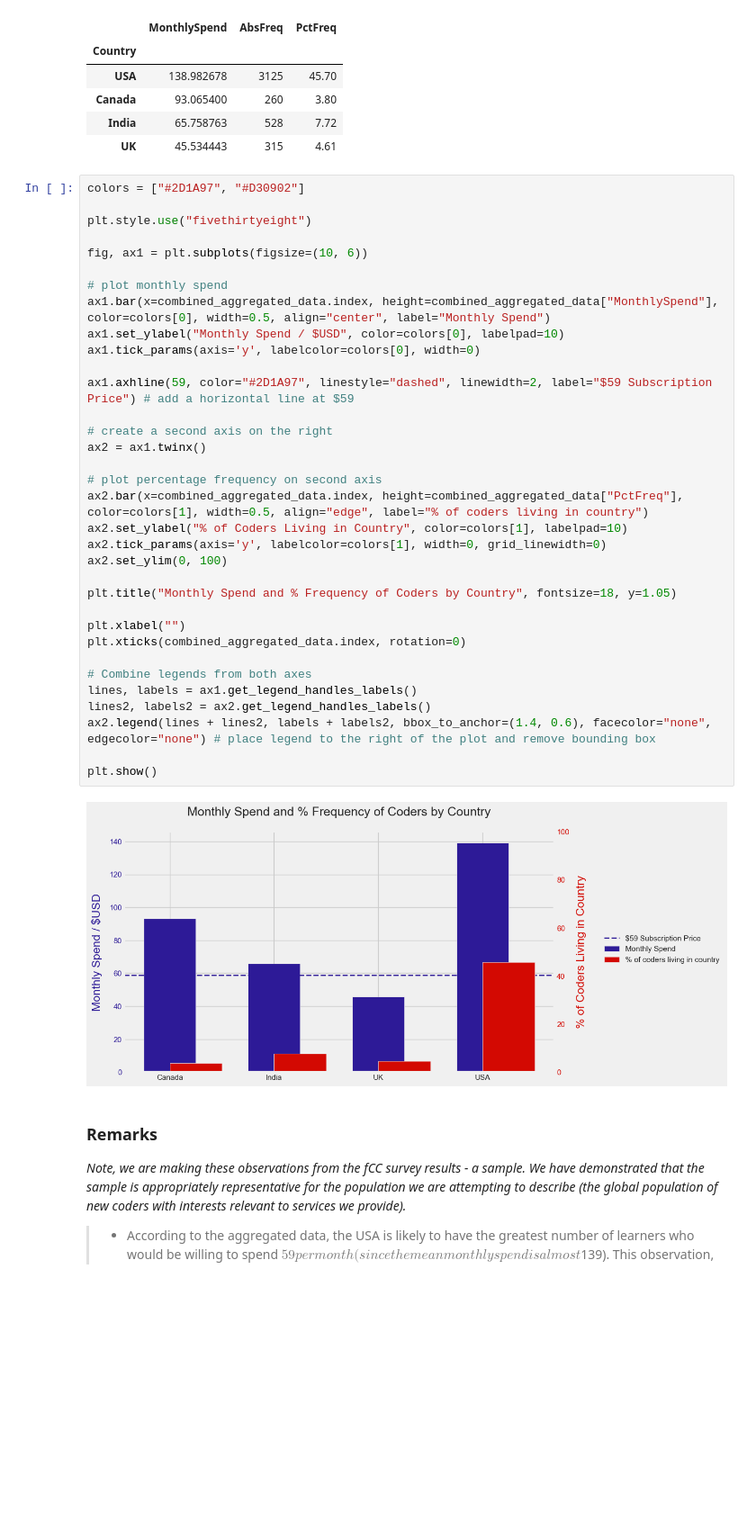
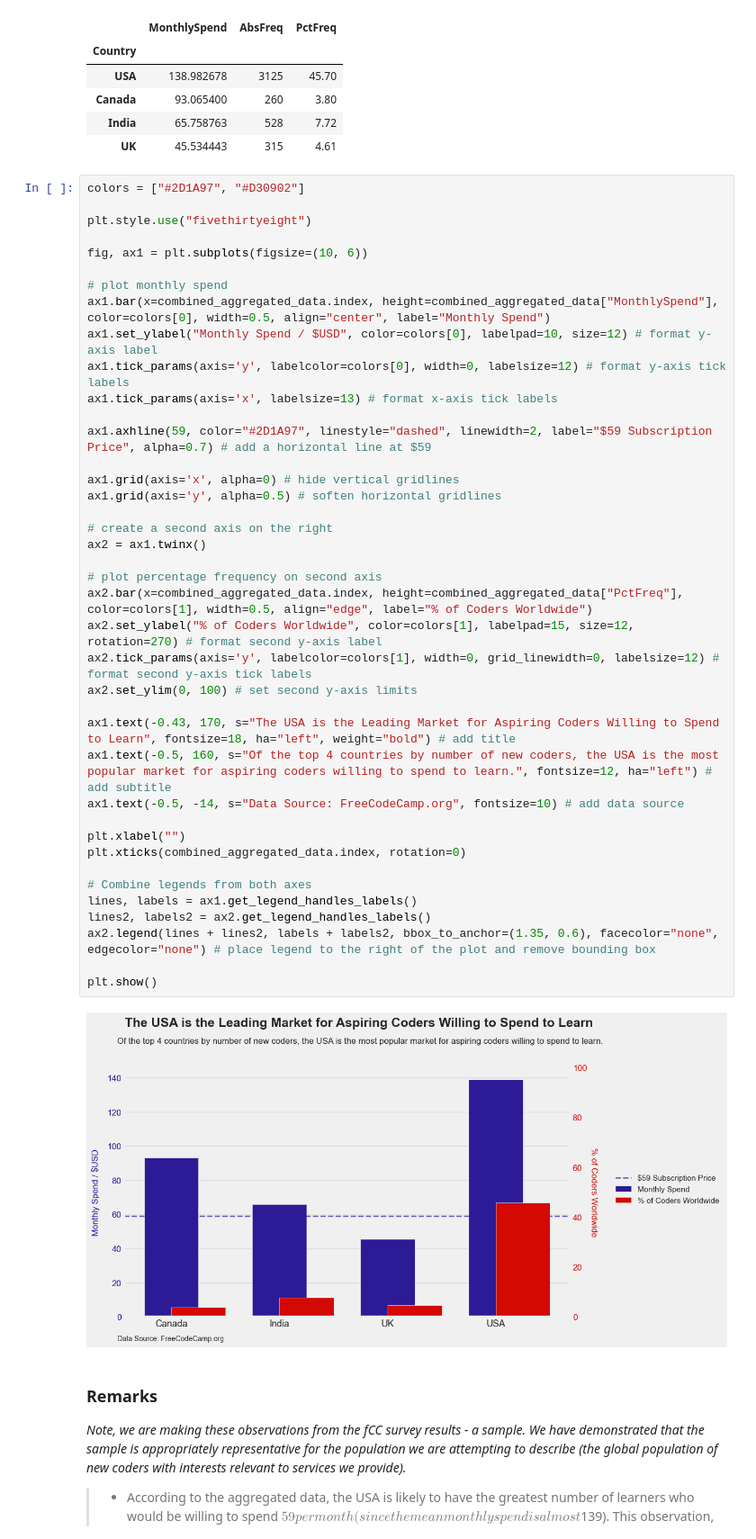
Before and after one commit to Benkly/python-data-analysis-projects, a Jupyter notebook: market_analysis/market_analysis_project.ipynb, the cells around one changed output. Shown at 90% size. Drawn from its saved outputs; the diff is of its cells as text; blank space fills up the shorter version.

Commit message:
updated e-learning market analysis project

```diff
--- a/market_analysis/market_analysis_project.ipynb
+++ b/market_analysis/market_analysis_project.ipynb
@@ -596,39 +596,45 @@ combined_aggregated_data.loc[["USA", "Canada", "India", "UK"],:] # order by mont
 # %%
 colors = ["#2D1A97", "#D30902"]
 
 plt.style.use("fivethirtyeight")
 
 fig, ax1 = plt.subplots(figsize=(10, 6))
 
 # plot monthly spend
 ax1.bar(x=combined_aggregated_data.index, height=combined_aggregated_data["MonthlySpend"], color=colors[0], width=0.5, align="center", label="Monthly Spend")
-ax1.set_ylabel("Monthly Spend / $USD", color=colors[0], labelpad=10)
-ax1.tick_params(axis='y', labelcolor=colors[0], width=0)
+ax1.set_ylabel("Monthly Spend / $USD", color=colors[0], labelpad=10, size=12) # format y-axis label
+ax1.tick_params(axis='y', labelcolor=colors[0], width=0, labelsize=12) # format y-axis tick labels
+ax1.tick_params(axis='x', labelsize=13) # format x-axis tick labels
 
-ax1.axhline(59, color="#2D1A97", linestyle="dashed", linewidth=2, label="$59 Subscription Price") # add a horizontal line at $59
+ax1.axhline(59, color="#2D1A97", linestyle="dashed", linewidth=2, label="$59 Subscription Price", alpha=0.7) # add a horizontal line at $59
+
+ax1.grid(axis='x', alpha=0) # hide vertical gridlines
+ax1.grid(axis='y', alpha=0.5) # soften horizontal gridlines
 
 # create a second axis on the right
 ax2 = ax1.twinx()
 
 # plot percentage frequency on second axis
-ax2.bar(x=combined_aggregated_data.index, height=combined_aggregated_data["PctFreq"], color=colors[1], width=0.5, align="edge", label="% of coders living in country")
-ax2.set_ylabel("% of Coders Living in Country", color=colors[1], labelpad=10)
-ax2.tick_params(axis='y', labelcolor=colors[1], width=0, grid_linewidth=0)
-ax2.set_ylim(0, 100)
+ax2.bar(x=combined_aggregated_data.index, height=combined_aggregated_data["PctFreq"], color=colors[1], width=0.5, align="edge", label="% of Coders Worldwide")
+ax2.set_ylabel("% of Coders Worldwide", color=colors[1], labelpad=15, size=12, rotation=270) # format second y-axis label
+ax2.tick_params(axis='y', labelcolor=colors[1], width=0, grid_linewidth=0, labelsize=12) # format second y-axis tick labels
+ax2.set_ylim(0, 100) # set second y-axis limits
 
-plt.title("Monthly Spend and % Frequency of Coders by Country", fontsize=18, y=1.05)
+ax1.text(-0.43, 170, s="The USA is the Leading Market for Aspiring Coders Willing to Spend to Learn", fontsize=18, ha="left", weight="bold") # add title
+ax1.text(-0.5, 160, s="Of the top 4 countries by number of new coders, the USA is the most popular market for aspiring coders willing to spend to learn.", fontsize=12, ha="left") # add subtitle
+ax1.text(-0.5, -14, s="Data Source: FreeCodeCamp.org", fontsize=10) # add data source
 
 plt.xlabel("")
 plt.xticks(combined_aggregated_data.index, rotation=0)
 
 # Combine legends from both axes
 lines, labels = ax1.get_legend_handles_labels()
 lines2, labels2 = ax2.get_legend_handles_labels()
-ax2.legend(lines + lines2, labels + labels2, bbox_to_anchor=(1.4, 0.6), facecolor="none", edgecolor="none") # place legend to the right of the plot and remove bounding box
+ax2.legend(lines + lines2, labels + labels2, bbox_to_anchor=(1.35, 0.6), facecolor="none", edgecolor="none") # place legend to the right of the plot and remove bounding box
 
 plt.show()
 # %% [output]
-[figure, old version]
+[figure, new version]
 # %% [markdown]
 ### Remarks
 
```
